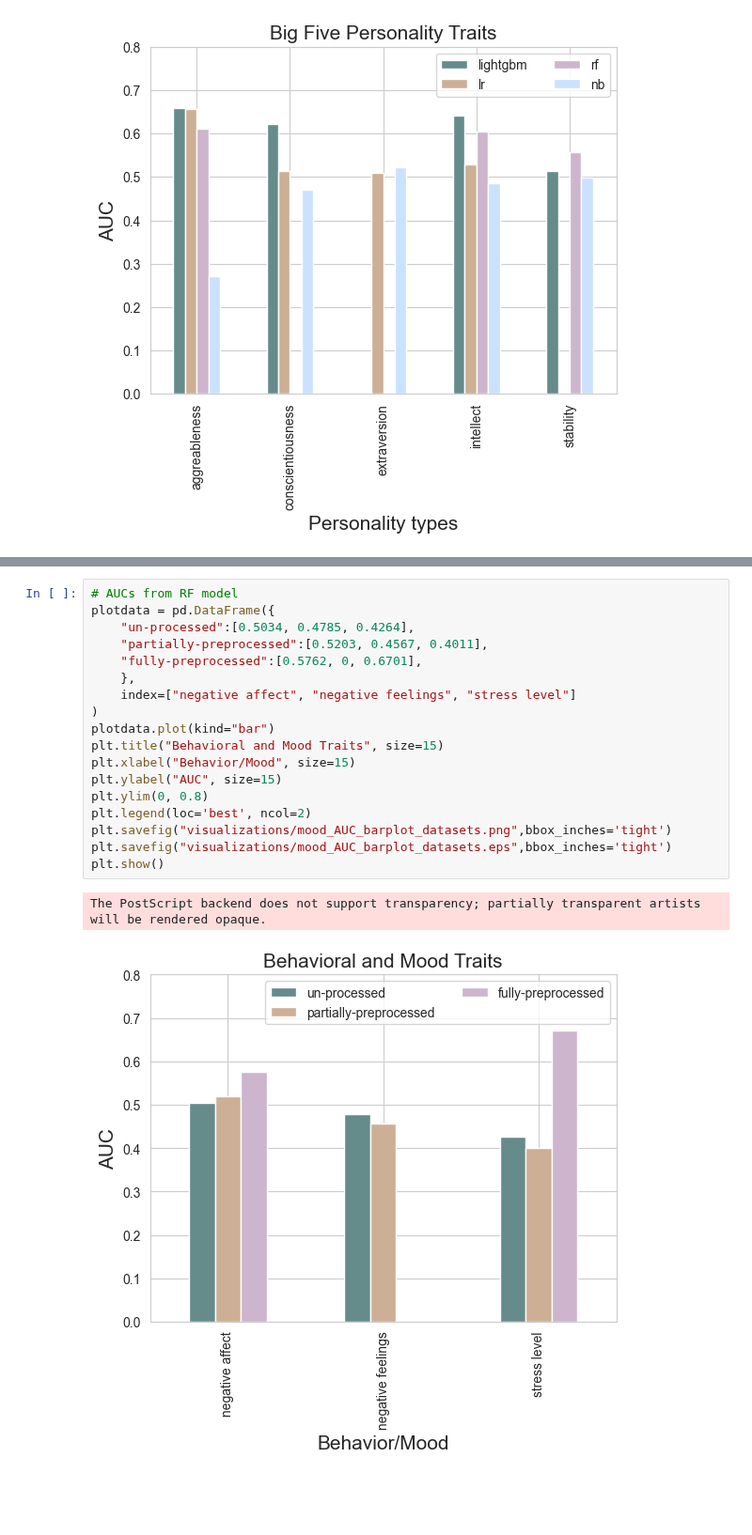
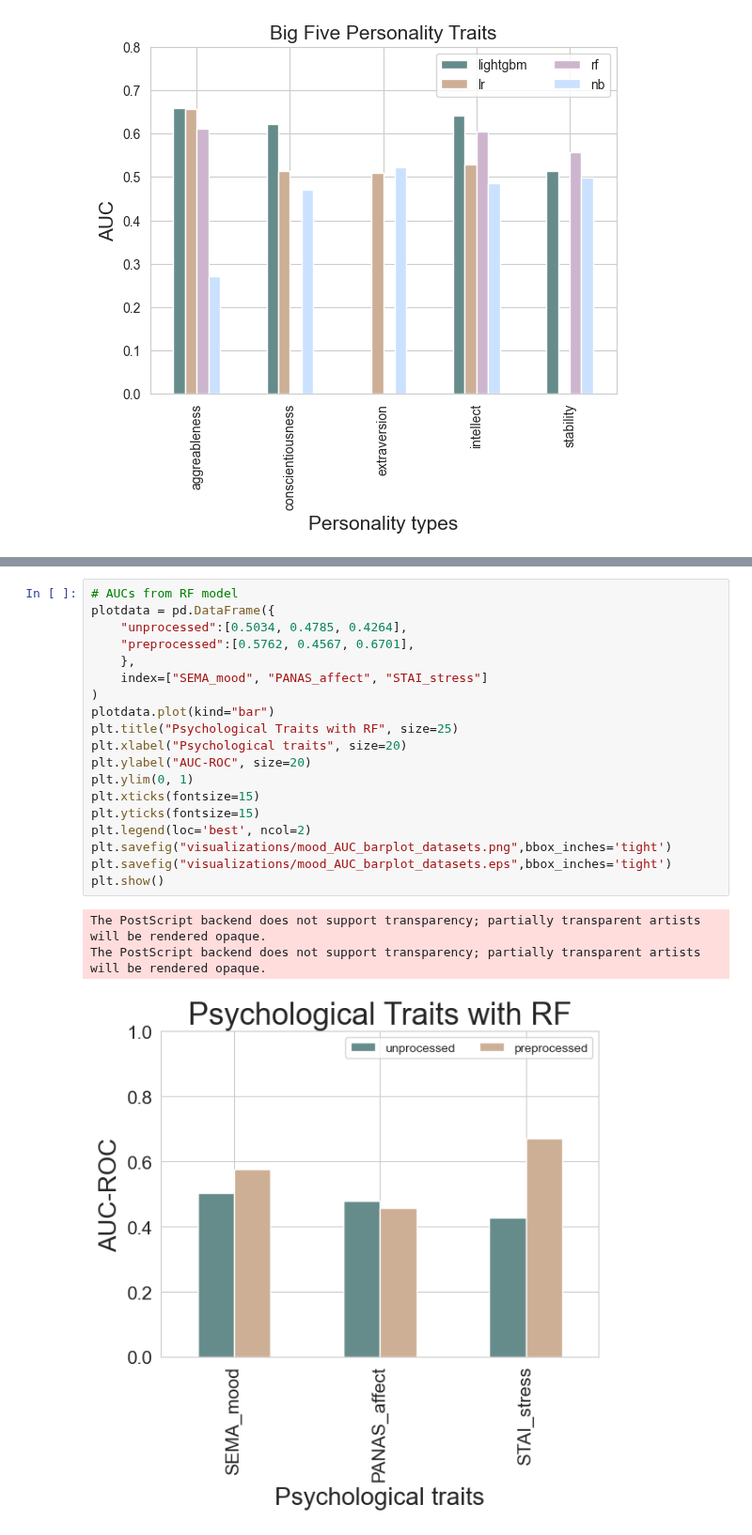
Before and after one commit to kcristinaa/RAIS-miniproject, a Jupyter notebook: notebooks_correlations_and_visualizations/barplots_models_results.ipynb, the cells around one changed output, grey strips where cells are left out. Shown at 94% size. Cells and saved outputs as stored; diff of their text form; blank space fills up the shorter version.

```diff
--- a/notebooks_correlations_and_visualizations/barplots_models_results.ipynb
+++ b/notebooks_correlations_and_visualizations/barplots_models_results.ipynb
@@ -101,21 +105,23 @@ The PostScript backend does not support transparency; partially transparent arti
 # %%
 # AUCs from RF model
 plotdata = pd.DataFrame({
-    "un-processed":[0.5034, 0.4785, 0.4264],
-    "partially-preprocessed":[0.5203, 0.4567, 0.4011],
-    "fully-preprocessed":[0.5762, 0, 0.6701],
+    "unprocessed":[0.5034, 0.4785, 0.4264],
+    "preprocessed":[0.5762, 0.4567, 0.6701],
     },
-    index=["negative affect", "negative feelings", "stress level"]
+    index=["SEMA_mood", "PANAS_affect", "STAI_stress"]
 )
 plotdata.plot(kind="bar")
-plt.title("Behavioral and Mood Traits", size=15)
-plt.xlabel("Behavior/Mood", size=15)
-plt.ylabel("AUC", size=15)
-plt.ylim(0, 0.8)
+plt.title("Psychological Traits with RF", size=25)
+plt.xlabel("Psychological traits", size=20)
+plt.ylabel("AUC-ROC", size=20)
+plt.ylim(0, 1)
+plt.xticks(fontsize=15)
+plt.yticks(fontsize=15)
 plt.legend(loc='best', ncol=2)
 plt.savefig("visualizations/mood_AUC_barplot_datasets.png",bbox_inches='tight')
 plt.savefig("visualizations/mood_AUC_barplot_datasets.eps",bbox_inches='tight')
 plt.show()
 # %% [output]
 The PostScript backend does not support transparency; partially transparent artists will be rendered opaque.
+The PostScript backend does not support transparency; partially transparent artists will be rendered opaque.
-[figure, old version]
+[figure, new version]
```
Also changed, not shown: parts of 3 cells of this notebook, 8 other files.
